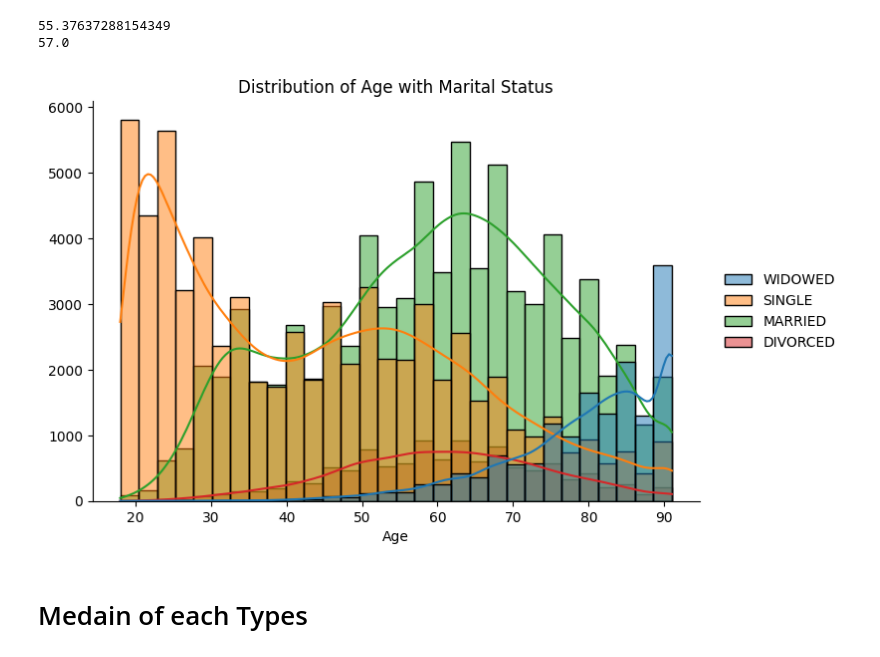
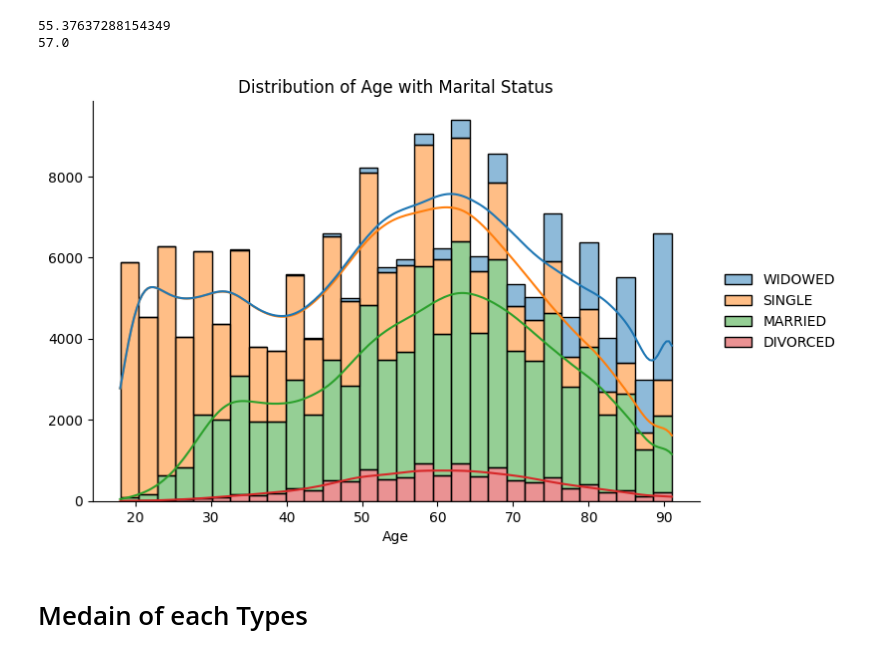
Before and after one commit to BuiHoangTu/Disease_Prediction_MIMIC_II, a Jupyter notebook: 02_Demographics.ipynb, the cells around one changed output. Saved outputs shown, nothing was run; the diff lists cells and outputs as text; code cells hidden in the pictures.

```diff
--- a/02_Demographics.ipynb
+++ b/02_Demographics.ipynb
@@ -200,17 +200,17 @@ print(note2_df["anchor_age"].median())
 57.0
 # %%
 sns.displot(data = note2_df, x = "anchor_age", bins = 30 , hue = 'marital_status',
-            kde = True, height =4.75, aspect = 1.5).legend.set_title(None)
+            kde = True, height =4.75, aspect = 1.5, multiple="stack").legend.set_title(None)
 
 plt.xlabel(x:="Age")
 plt.ylabel(y:="")
 plt.title(t:="Distribution of Age with Marital Status")
 
 plt.xticks(rotation=0)
 
-plt.savefig(f"EDA_{t}.jpeg", bbox_inches = "tight")
+plt.savefig(POST_PROCESS_PATH + f"EDA_{t}.jpeg", bbox_inches = "tight")
 plt.show()
 # %% [output]
-[figure, old version]
+[figure, new version]
 # %%
 def mean_calc(col_name, unique):
```
Also changed, not shown: parts of 9 cells of this notebook.
